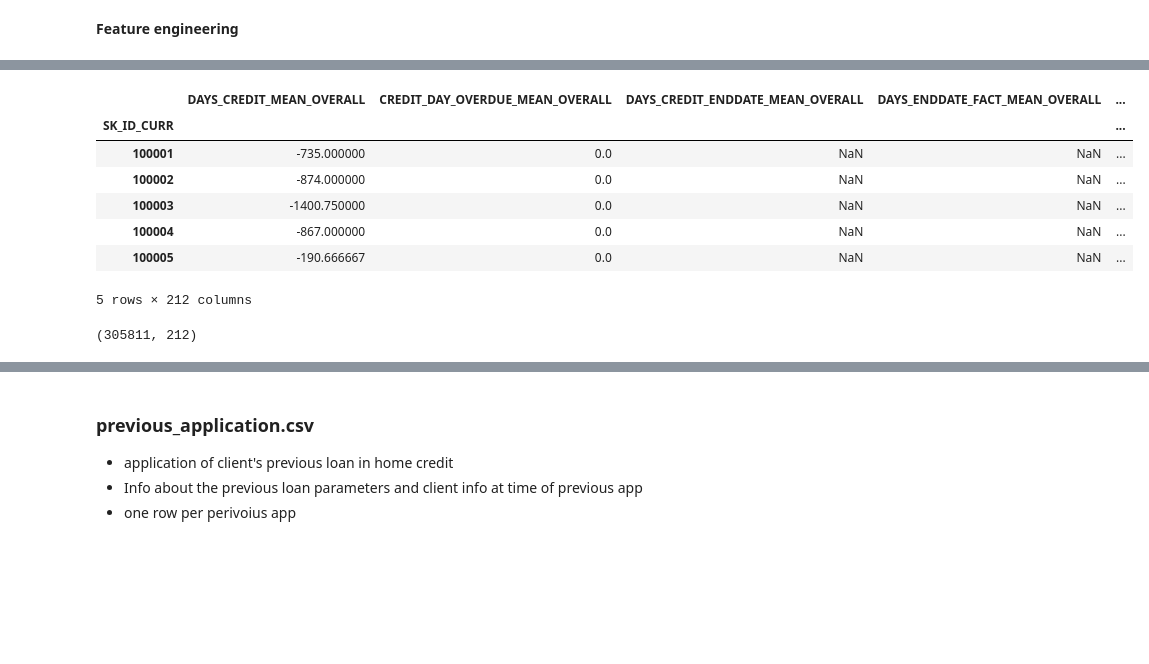
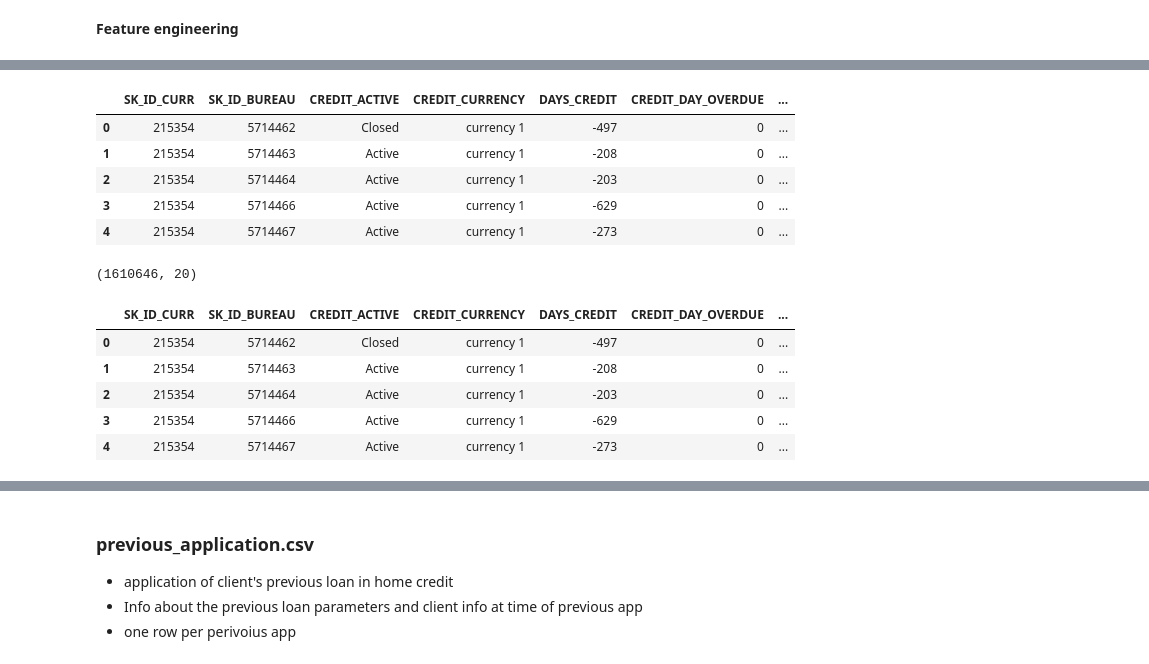
Before and after one commit to Azimoj/Credit-scoring, a Jupyter notebook: Credit__scoring_Preprocessing.ipynb, the cells around one changed output, grey strips where cells are left out. Cells and saved outputs as stored; diff of their text form; code cells hidden in the pictures; blank space fills up the shorter version.

```diff
--- a/Credit__scoring_Preprocessing.ipynb
+++ b/Credit__scoring_Preprocessing.ipynb
@@ -851 +400,9 @@ Nombre de colonnes supprimées : 0 colonnes
+# %%
+#from the EDA we saw some erroneous values in DAYS Fields, we will remove those
+#there are some loans which ended about very long ago, around 100 years ago.
+#Thus we will only keep those loans which have ended in past 50 years.
+bu=bu.loc[bu['DAYS_CREDIT_ENDDATE'] > -50 *365]
+
+#there is also a feature which tells about the number of days ago the Credit Report Came
+bu= bu.loc[bu['DAYS_CREDIT_UPDATE'] > -50 *365]
 # %%
@@ -901 +414,9 @@ bureau_final['CURRENT_AMT_OVERDUE_DURATION_RATIO'] = bureau_final['AMT_CREDIT_SU
+# %%
+# Number of past loans per customer.*
+grp = bu[['SK_ID_CURR', 'DAYS_CREDIT']].groupby(by = ['SK_ID_CURR'])['DAYS_CREDIT'].count().reset_index().rename(index=str, columns={'DAYS_CREDIT': 'NEW_BUREAU_LOAN_COUNT'})
+bu = bu.merge(grp, on = ['SK_ID_CURR'], how = 'left')
+
+# Number of types of past loans per customer.*
+grp = bu[['SK_ID_CURR', 'CREDIT_TYPE']].groupby(by = ['SK_ID_CURR'])['CREDIT_TYPE'].nunique().reset_index().rename(index=str, columns={'CREDIT_TYPE': 'NEW_BUREAU_LOAN_TYPES'})
+bu = bu.merge(grp, on = ['SK_ID_CURR'], how = 'left')
 # %%
@@ -1004,15 +431,30 @@ KeyError: ignored
+# %%
+ # Create a new dummy column for whether CREDIT is ACTIVE OR CLOED *
+bu['CREDIT_ACTIVE_BINARY'] = bu['CREDIT_ACTIVE']
+
+def f(x):
+    if x == 'Closed':
+        y = 0
+    else:
+        y = 1
+    return y
+
+bu['CREDIT_ACTIVE_BINARY'] = bu.apply(lambda x: f(x.CREDIT_ACTIVE), axis = 1)
+# %%
+# Calculate mean number of loans that are ACTIVE per CUSTOMER *
+grp = bu.groupby(by = ['SK_ID_CURR'])['CREDIT_ACTIVE_BINARY'].mean().reset_index().rename(index=str, columns={'CREDIT_ACTIVE_BINARY': 'NEW_ACTIVE_LOANS_PERCENTAGE'})
+bu = bu.merge(grp, on = ['SK_ID_CURR'], how = 'left')
+del bu['CREDIT_ACTIVE_BINARY']
 # %%
-bureau_merged_aggregated.head()
+bu.head()
 # %% [output]
-|  | DAYS_CREDIT_MEAN_OVERALL | CREDIT_DAY_OVERDUE_MEAN_OVERALL | DAYS_CREDIT_ENDDATE_MEAN_OVERALL | DAYS_ENDDATE_FACT_MEAN_OVERALL | ... |
-| SK_ID_CURR |  |  |  |  | ... |
-| 100001 | -735.000000 | 0.0 | NaN | NaN | ... |
-| 100002 | -874.000000 | 0.0 | NaN | NaN | ... |
-| 100003 | -1400.750000 | 0.0 | NaN | NaN | ... |
-| 100004 | -867.000000 | 0.0 | NaN | NaN | ... |
-| 100005 | -190.666667 | 0.0 | NaN | NaN | ... |
+|  | SK_ID_CURR | SK_ID_BUREAU | CREDIT_ACTIVE | CREDIT_CURRENCY | DAYS_CREDIT | CREDIT_DAY_OVERDUE | ... |
+| 0 | 215354 | 5714462 | Closed | currency 1 | -497 | 0 | ... |
+| 1 | 215354 | 5714463 | Active | currency 1 | -208 | 0 | ... |
+| 2 | 215354 | 5714464 | Active | currency 1 | -203 | 0 | ... |
+| 3 | 215354 | 5714466 | Active | currency 1 | -629 | 0 | ... |
+| 4 | 215354 | 5714467 | Active | currency 1 | -273 | 0 | ... |
-5 rows × 212 columns
 # %%
-bureau_merged_aggregated.shape
+bu.shape
 # %% [output]
-(305811, 212)
+(1610646, 20)
@@ -1018,0 +487,9 @@ bureau_merged_aggregated.shape
+# %%
+bu.head()
+# %% [output]
+|  | SK_ID_CURR | SK_ID_BUREAU | CREDIT_ACTIVE | CREDIT_CURRENCY | DAYS_CREDIT | CREDIT_DAY_OVERDUE | ... |
+| 0 | 215354 | 5714462 | Closed | currency 1 | -497 | 0 | ... |
+| 1 | 215354 | 5714463 | Active | currency 1 | -208 | 0 | ... |
+| 2 | 215354 | 5714464 | Active | currency 1 | -203 | 0 | ... |
+| 3 | 215354 | 5714466 | Active | currency 1 | -629 | 0 | ... |
+| 4 | 215354 | 5714467 | Active | currency 1 | -273 | 0 | ... |
```
Also changed, not shown: parts of 307 cells of this notebook.
